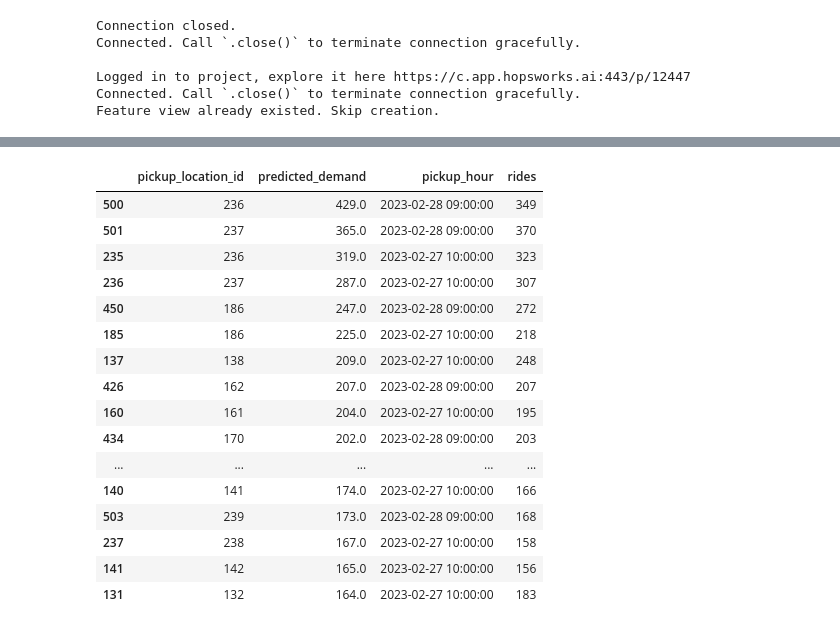
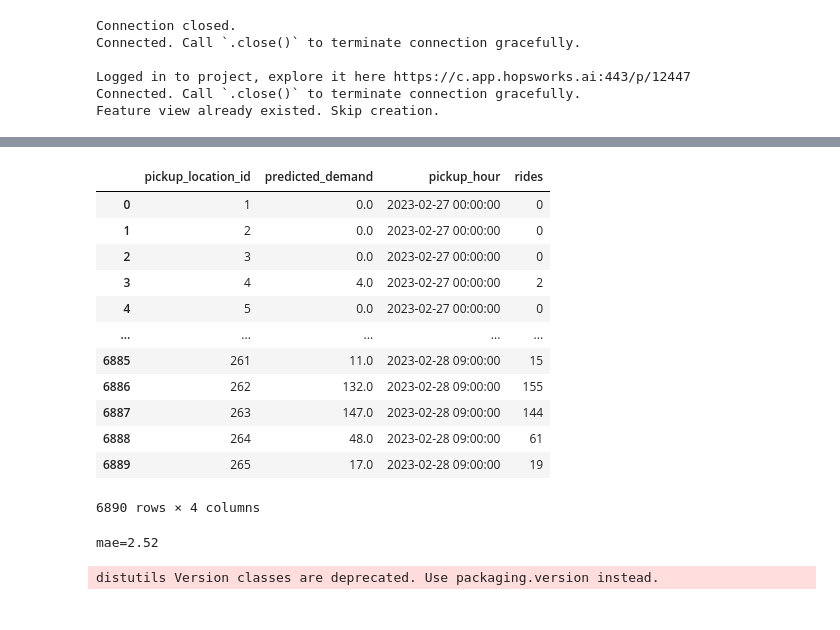
Before and after one commit to alvinhenrick/taxi_demand_predictor, a Jupyter notebook: notebooks/15_monitoring_demo.ipynb, the cells around one changed output, grey strips where cells are left out. Saved outputs shown, nothing was run; the diff lists cells and outputs as text; code cells hidden in the pictures.

```diff
--- a/notebooks/15_monitoring_demo.ipynb
+++ b/notebooks/15_monitoring_demo.ipynb
@@ -100,20 +100,47 @@ predictions_and_actuals
-# %%
-predictions_and_actuals.sort_values(by=['predicted_demand'], ascending=False).head(20)
-# %% [output]
-|  | pickup_location_id | predicted_demand | pickup_hour | rides |
-| 500 | 236 | 429.0 | 2023-02-28 09:00:00 | 349 |
-| 501 | 237 | 365.0 | 2023-02-28 09:00:00 | 370 |
-| 235 | 236 | 319.0 | 2023-02-27 10:00:00 | 323 |
-| 236 | 237 | 287.0 | 2023-02-27 10:00:00 | 307 |
-| 450 | 186 | 247.0 | 2023-02-28 09:00:00 | 272 |
-| 185 | 186 | 225.0 | 2023-02-27 10:00:00 | 218 |
-| 137 | 138 | 209.0 | 2023-02-27 10:00:00 | 248 |
-| 426 | 162 | 207.0 | 2023-02-28 09:00:00 | 207 |
-| 160 | 161 | 204.0 | 2023-02-27 10:00:00 | 195 |
-| 434 | 170 | 202.0 | 2023-02-28 09:00:00 | 203 |
-| ... | ... | ... | ... | ... |
-| 140 | 141 | 174.0 | 2023-02-27 10:00:00 | 166 |
-| 503 | 239 | 173.0 | 2023-02-28 09:00:00 | 168 |
-| 237 | 238 | 167.0 | 2023-02-27 10:00:00 | 158 |
-| 141 | 142 | 165.0 | 2023-02-27 10:00:00 | 156 |
-| 131 | 132 | 164.0 | 2023-02-27 10:00:00 | 183 |
+# %%
+df = predictions_and_actuals
+df
+# %% [output]
+|  | pickup_location_id | predicted_demand | pickup_hour | rides |
+| 0 | 1 | 0.0 | 2023-02-27 00:00:00 | 0 |
+| 1 | 2 | 0.0 | 2023-02-27 00:00:00 | 0 |
+| 2 | 3 | 0.0 | 2023-02-27 00:00:00 | 0 |
+| 3 | 4 | 4.0 | 2023-02-27 00:00:00 | 2 |
+| 4 | 5 | 0.0 | 2023-02-27 00:00:00 | 0 |
+| ... | ... | ... | ... | ... |
+| 6885 | 261 | 11.0 | 2023-02-28 09:00:00 | 15 |
+| 6886 | 262 | 132.0 | 2023-02-28 09:00:00 | 155 |
+| 6887 | 263 | 147.0 | 2023-02-28 09:00:00 | 144 |
+| 6888 | 264 | 48.0 | 2023-02-28 09:00:00 | 61 |
+| 6889 | 265 | 17.0 | 2023-02-28 09:00:00 | 19 |
+6890 rows × 4 columns
+# %%
+# overall MAE
+from sklearn.metrics import mean_absolute_error
+
+mae = mean_absolute_error(df['rides'], df['predicted_demand'])
+print(f'{mae=:.2f}')
+# %% [output]
+mae=2.52
+# %%
+# MAE per pickup_location_id
+mae_per_location = (
+    df
+    .groupby('pickup_location_id')
+    .apply(lambda g: mean_absolute_error(g['rides'], g['predicted_demand']))
+    .reset_index()
+    .rename(columns={0: 'mae'})
+)
+
+import plotly.express as px
+
+fig = px.bar(
+    mae_per_location,
+    x='pickup_location_id', y='mae',
+    template='plotly_dark',
+    # markers=True,
+    title="Mean Absolute Error over time"
+)
+fig.show()
+# %% [output]
+distutils Version classes are deprecated. Use packaging.version instead.
```
Also changed, not shown: parts of 5 cells of this notebook.
